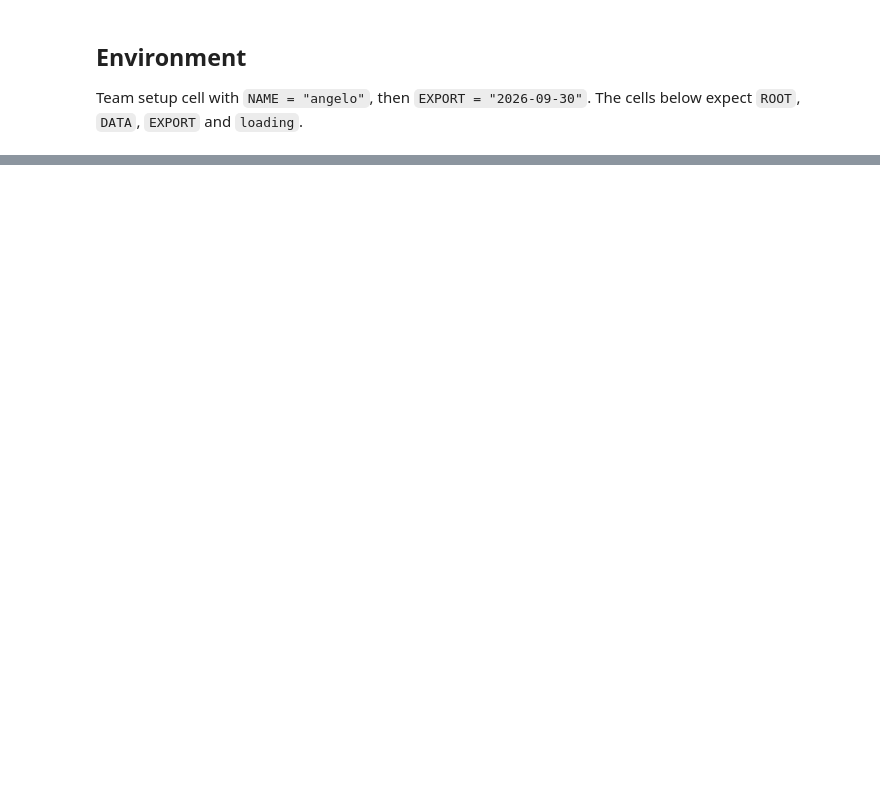
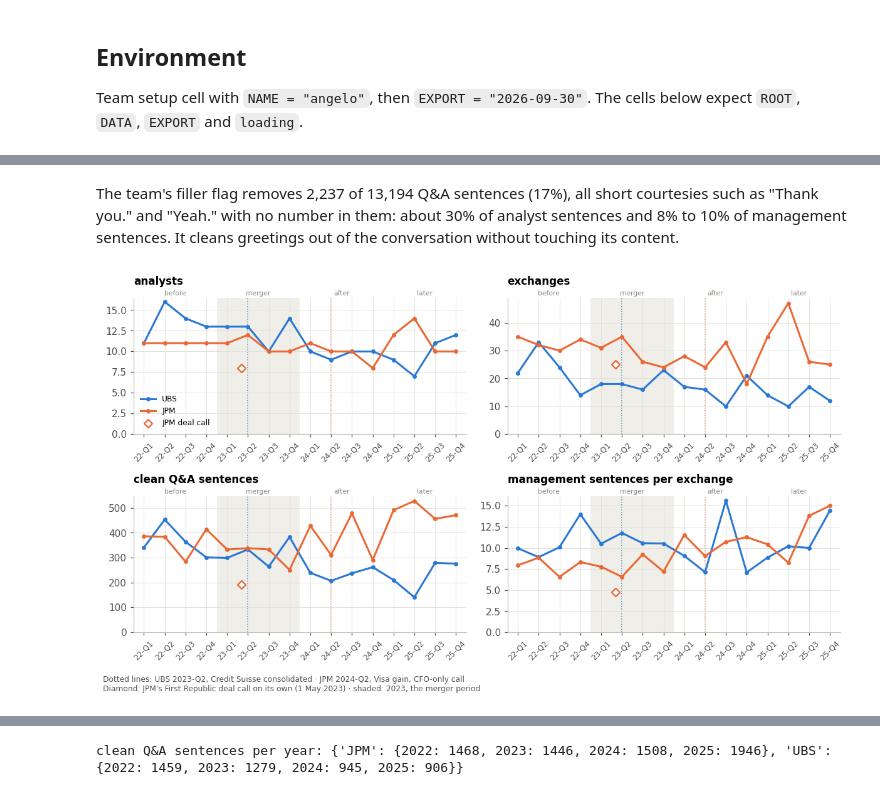
Before and after one commit to maybebool/boe-financial-analysis, a Jupyter notebook: notebooks/angelo/angelo_a3.ipynb, the cells around one changed output, grey strips where cells are left out. Drawn from its saved outputs; the diff is of its cells as text; code cells hidden in the pictures; blank space fills up the shorter version.

```diff
--- a/notebooks/angelo/angelo_a3.ipynb
+++ b/notebooks/angelo/angelo_a3.ipynb
@@ -1044,0 +344,17 @@ BERTopic groups sentences that mean similar things and names each group by the w
+# %%
+# 2.1 the team's sentences: the Q&A of analysts and management, without the sentences its filler flag marks.
+# Sentences per call, and per bank and year.
+team = sent[(sent["section"] == "qa") & sent["speaker_role"].isin(ROLES) & ~sent["is_filler_sentence"]].reset_index(drop=True)
+coverage = pd.DataFrame({
+    "statements": utt.groupby(CALL_ID).size(),
+    "sentences": sent.groupby(CALL_ID).size(),
+    "Q&A sentences": sent[sent["section"] == "qa"].groupby(CALL_ID).size(),
+    "team's Q&A sentences": team.groupby(CALL_ID).size(),
+}).fillna(0).astype(int)
+print(f"{len(sent):,} sentences in {sent['call'].nunique()} calls; Q&A sentences of analysts and management without "
+      f"the filler flag: {len(team):,} (UBS {int((team['bank'] == 'UBS').sum()):,}, JPM {int((team['bank'] == 'JPM').sum()):,})")
+display(coverage["team's Q&A sentences"].unstack("quarter").reindex(columns=QUARTERS))
+by_year = team.groupby(["bank", "year"]).agg(calls=("call", "nunique"), sentences=("key", "size"),
+                                             analyst_pct=("speaker_role", lambda r: 100 * (r == "analyst").mean()))
+by_year["sentences_per_call"] = by_year["sentences"] / by_year["calls"]
+display(by_year.round(1))
@@ -1044,0 +412,30 @@ BERTopic groups sentences that mean similar things and names each group by the w
+# %% [markdown]
+The team's filler flag removes 2,237 of 13,194 Q&A sentences (17%), all short courtesies such as "Thank you." and "Yeah." with no number in them: about 30% of analyst sentences and 8% to 10% of management sentences. It cleans greetings out of the conversation without touching its content.
+# %%
+# 2.3 Q&A volume per call: analysts, exchanges with a clean analyst sentence, and how much management says
+# per exchange. Lines: the earnings calls; diamond: the JPM deal call on its own.
+turns = utt[utt["section"] == "qa"]
+asked = team[team["speaker_role"] == "analyst"]
+volume = pd.DataFrame({
+    "analysts": turns[turns["speaker_role"] == "analyst"].groupby(CALL_ID)["speaker_name"].nunique(),
+    "exchanges": asked.groupby(CALL_ID)["exchange_id"].nunique(),
+    "clean Q&A sentences": team.groupby(CALL_ID).size(),
+    "management sentences": team[team["speaker_role"] == "management"].groupby(CALL_ID).size(),
+})
+volume["management sentences per exchange"] = volume["management sentences"] / volume["exchanges"]
+panels = ["analysts", "exchanges", "clean Q&A sentences", "management sentences per exchange"]
+fig, axes = plt.subplots(2, 2, figsize=(11, 6.2))
+for ax, col in zip(axes.flat, panels):
+    bank_lines(ax, volume[col].xs("earnings", level="call_type"), col)
+    mark_event(ax, volume.loc[EVENT, col])
+    ax.set_ylim(bottom=0)
+axes[0, 0].legend(loc="lower left", fontsize=8)
+fig.text(0.01, 0.005, BREAK_NOTE + "\n" + EVENT_NOTE + " · shaded: 2023, the merger period",
+         fontsize=8, color="#52514e")
+plt.tight_layout(rect=(0, 0.05, 1, 1))
+fig.savefig(FIG / "fig_2.3_qa_volume.png", dpi=150, bbox_inches="tight")
+plt.show()
+display(volume.groupby(["bank", "call_type"]).mean().round(1))
+print("clean Q&A sentences per year:", team.groupby(["bank", "year"]).size().unstack().to_dict("index"))
+# %% [output]
+[figure, added]
@@ -1044,0 +447 @@ BERTopic groups sentences that mean similar things and names each group by the w
+clean Q&A sentences per year: {'JPM': {2022: 1468, 2023: 1446, 2024: 1508, 2025: 1946}, 'UBS': {2022: 1459, 2023: 1279, 2024: 945, 2025: 906}}
```
Also changed, not shown: parts of 186 cells of this notebook.
